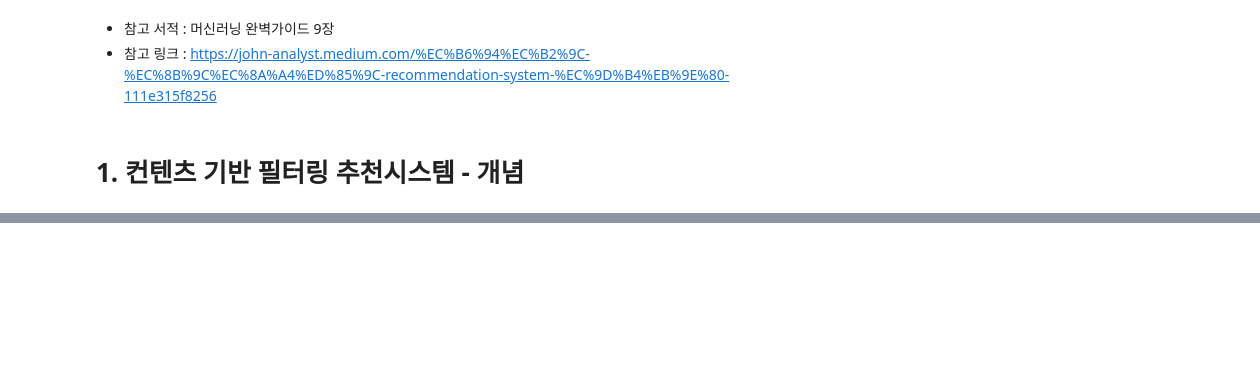
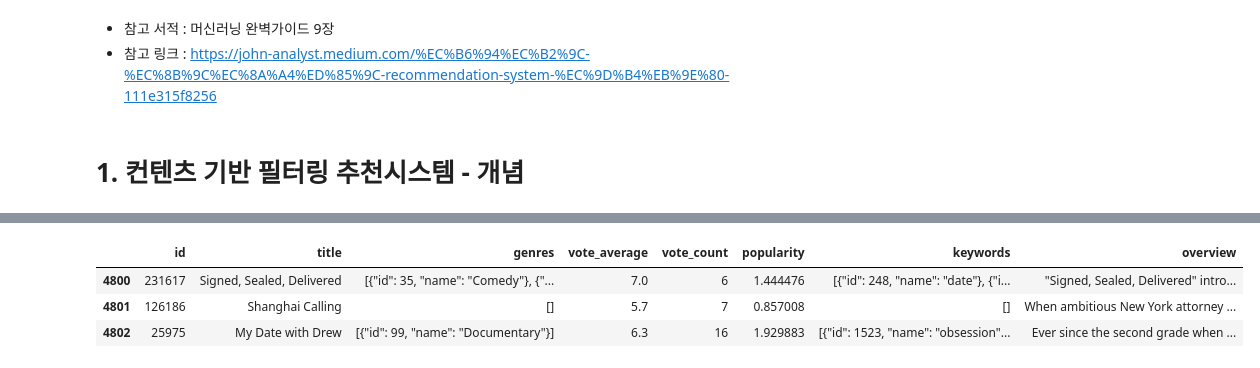
Before and after one commit to ByuungHyunPark/Recommend-System, a Jupyter notebook: 1. 컨텐츠 기반 필터링 추천시스템 .ipynb, the cells around one changed output, grey strips where cells are left out. Saved outputs shown, nothing was run; the diff lists cells and outputs as text; code cells hidden in the pictures; blank space fills up the shorter version.

```diff
--- a/1. 컨텐츠 기반 필터링 추천시스템 .ipynb
+++ b/1. 컨텐츠 기반 필터링 추천시스템 .ipynb
@@ -12,0 +28,8 @@ __쉽게말해, 사용자가 특정 곡을 좋아하는 경우, 이와 비슷한
+# %%
+import pandas as pd
+import numpy as np
+import warnings; warnings.filterwarnings('ignore')
+
+movies = pd.read_csv('../data/tmdb/tmdb_5000_movies.csv')
+print(movies.shape)
+movies.head(2)
@@ -12,0 +43,9 @@ __쉽게말해, 사용자가 특정 곡을 좋아하는 경우, 이와 비슷한
+# %%
+movies_df = movies[['id','title', 'genres', 'vote_average', 'vote_count', 'popularity',
+                   'keywords', 'overview']]
+movies_df.tail(3)
+# %% [output]
+|  | id | title | genres | vote_average | vote_count | popularity | keywords | overview |
+| 4800 | 231617 | Signed, Sealed, Delivered | [{"id": 35, "name": "Comedy"}, {"... | 7.0 | 6 | 1.444476 | [{"id": 248, "name": "date"}, {"i... | "Signed, Sealed, Delivered" intro... |
+| 4801 | 126186 | Shanghai Calling | [] | 5.7 | 7 | 0.857008 | [] | When ambitious New York attorney ... |
+| 4802 | 25975 | My Date with Drew | [{"id": 99, "name": "Documentary"}] | 6.3 | 16 | 1.929883 | [{"id": 1523, "name": "obsession"... | Ever since the second grade when ... |
```
Also changed, not shown: parts of 11 cells of this notebook.
